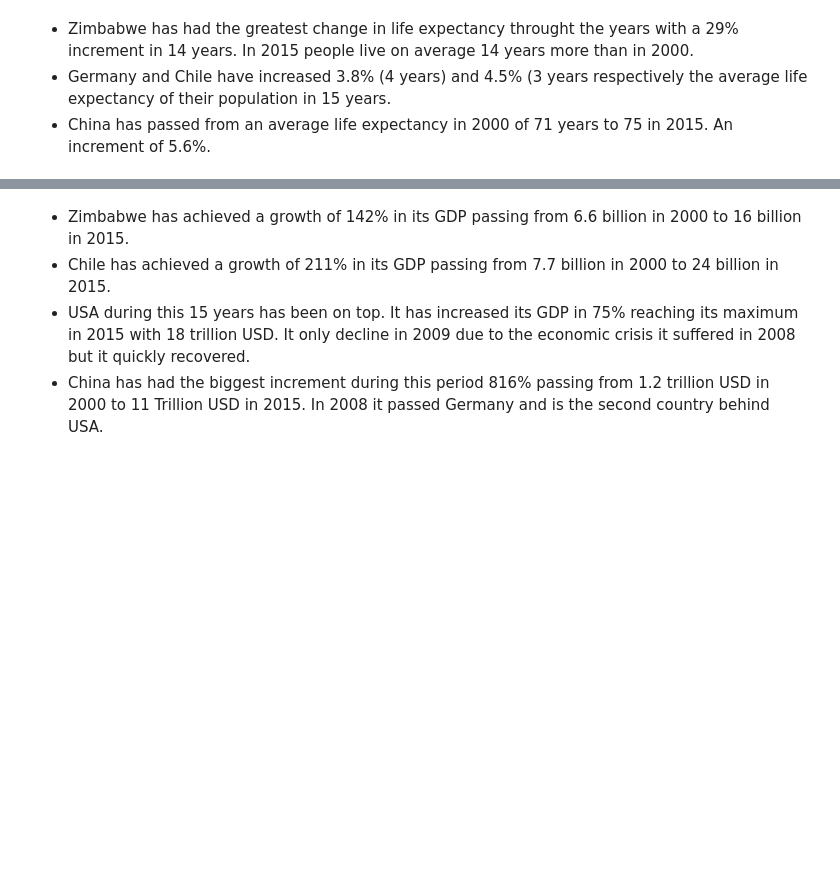
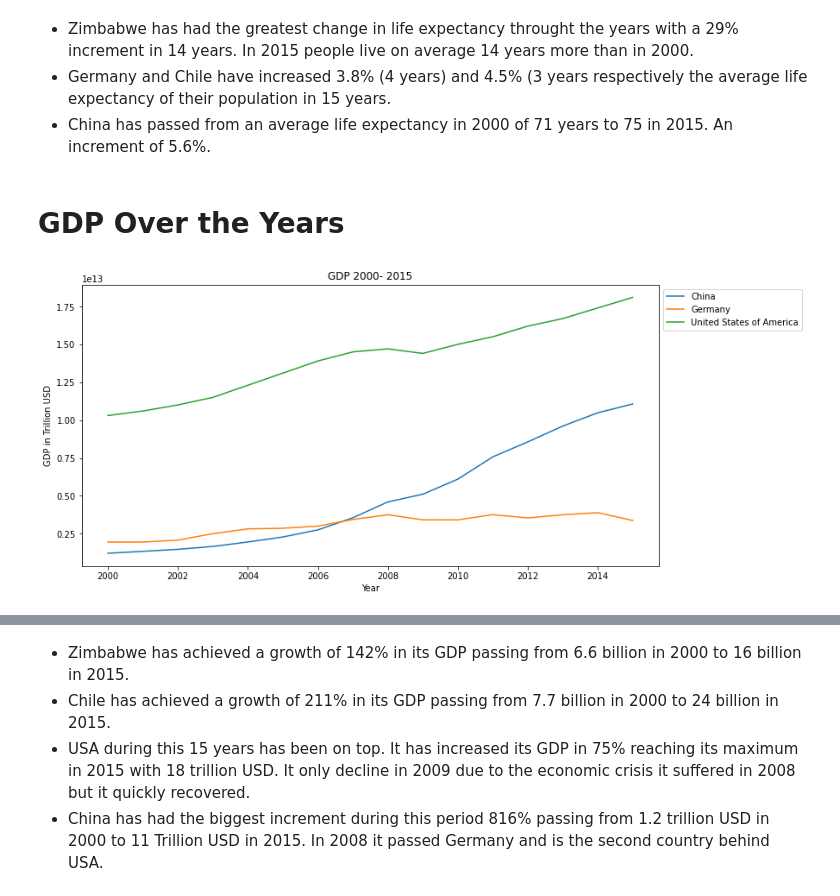
Before and after one commit to princeKike27/Life-Expctancy-GDP, a Jupyter notebook: Life_Expectancy_GDP.ipynb, the cells around one changed output, grey strips where cells are left out. Saved outputs shown, nothing was run; the diff lists cells and outputs as text; code cells hidden in the pictures; blank space fills up the shorter version.

```diff
--- a/Life_Expectancy_GDP.ipynb
+++ b/Life_Expectancy_GDP.ipynb
@@ -132,4 +136,21 @@ plt.show()
 - Zimbabwe has had the greatest change in life expectancy throught the years with a 29% increment in 14 years. In 2015 people live on average 14 years more than in 2000.
 - Germany and Chile have increased 3.8% (4 years) and 4.5% (3 years respectively the average life expectancy of their population in 15 years.
 - China has passed from an average life expectancy in 2000 of 71 years to 75 in 2015. An increment of 5.6%.
+# %% [markdown]
+# GDP Over the Years
+# %%
+# line plot of GDP - USA, China and Germany
+
+highestGDP_df = df[df['Country'].isin(['United States of America', 'China', 'Germany'])]
+
+f, ax = plt.subplots(figsize=(12, 6))
+
+sns.lineplot(x='Year', y='GDP', data=highestGDP_df, hue='Country')
+
+plt.ylabel('GDP in Trillion USD')
+plt.title('GDP 2000- 2015')
+plt.legend(bbox_to_anchor=(1,1))
+plt.show()
+# %% [output]
+[figure, added]
 # %%
```
Also changed, not shown: parts of 4 cells of this notebook.
